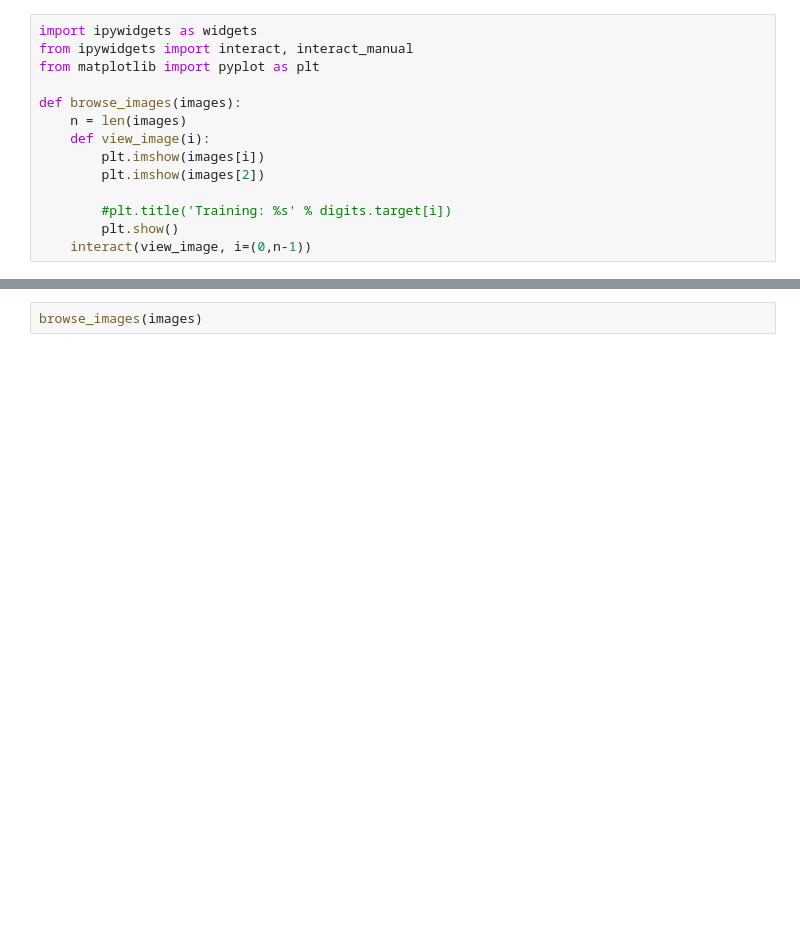
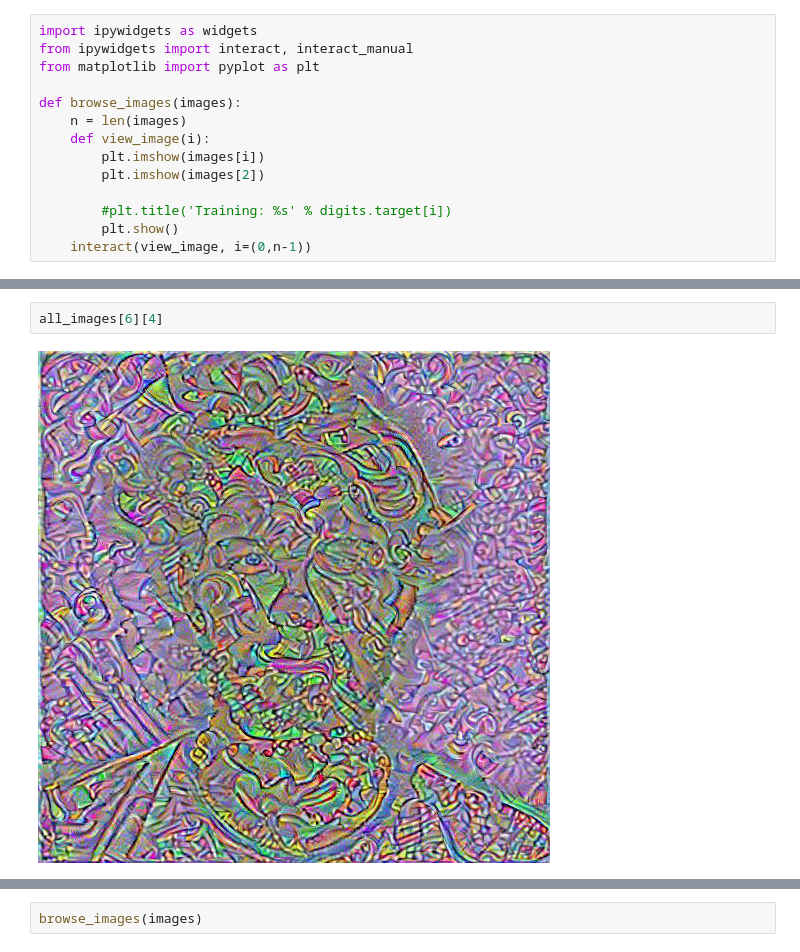
Before and after one commit to deepfx/netlens, a Jupyter notebook: nbs/playground/style_crunch.ipynb, the cells around one changed output, grey strips where cells are left out. Drawn from its saved outputs; the diff is of its cells as text; blank space fills up the shorter version.

```diff
--- a/nbs/playground/style_crunch.ipynb
+++ b/nbs/playground/style_crunch.ipynb
@@ -81,0 +80,4 @@ len(all_images), len(all_images[4])
+# %%
+all_images[6][4]
+# %% [output]
+[figure, added]
```
Also changed, not shown: parts of 16 cells of this notebook, 1 other file.
